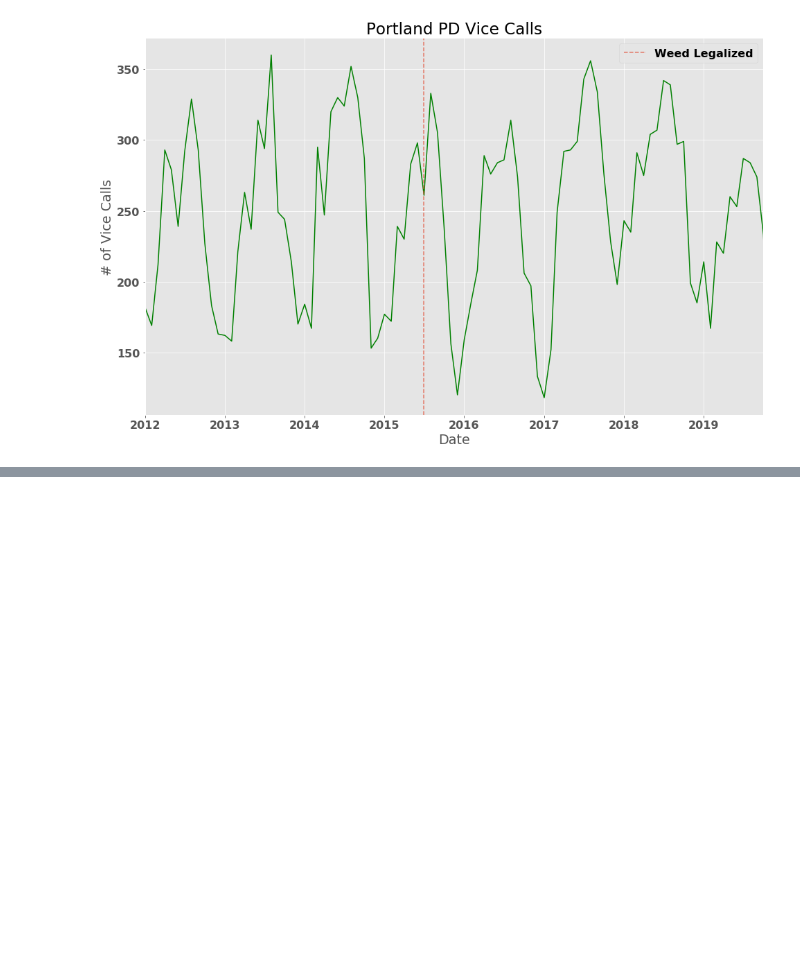
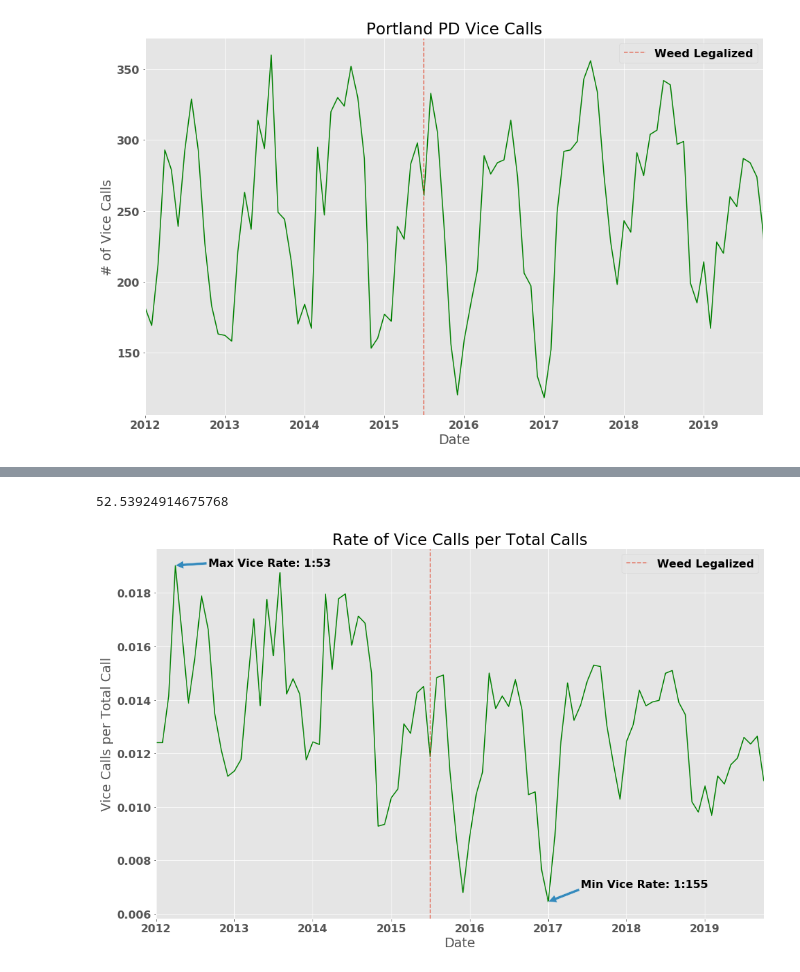
Before and after one commit to willbraun11/PortlandPD, a Jupyter notebook: notebooks/Neighborhood_change_over_time.ipynb, the cells around one changed output, grey strips where cells are left out. Drawn from its saved outputs; the diff is of its cells as text; code cells hidden in the pictures; blank space fills up the shorter version.

```diff
--- a/notebooks/Neighborhood_change_over_time.ipynb
+++ b/notebooks/Neighborhood_change_over_time.ipynb
@@ -142,0 +143,42 @@ plt.savefig('combined_calls_and_weed_legal.png')
+# %%
+# Create a list of vice call rate per total call:
+vc_y_vals_list
+full_df_y_vals
+vc_per_capita_list = [vc_y_vals_list[i]/full_df_y_vals[i] for i in range(len(vc_y_vals_list))]
+# vc_per_capita_list
+# %%
+# Add in some points of reference for what the max and min points mean:
+# For example, at the max graph point, 1 in how many calls is vice?
+max_vice_per_capita = max(vc_per_capita_list)
+max_vice_rate = 1/max_vice_per_capita
+min_vice_per_capita = min(vc_per_capita_list)
+min_vice_rate = 1/min_vice_per_capita
+# %% [output]
+52.53924914675768
+# %%
+# Where do the min and max occur?
+max_vice_index = vc_per_capita_list.index(max_vice_per_capita)
+min_vice_index = vc_per_capita_list.index(min_vice_per_capita)
+max_vice_date = full_date_range[max_vice_index]
+min_vice_date = full_date_range[min_vice_index]
+# %%
+# And graph that rate over time:
+fig, ax = plt.subplots(figsize=(16,10))
+ax.plot(vc_x_vals, vc_per_capita_list, color='g')
+ax.set_ylabel('Vice Calls per Total Call')
+ax.set_xlabel('Date')
+ax.set_xlim(min(full_df_x_vals), full_df_x_vals[-2])
+ax.set_title('Rate of Vice Calls per Total Calls')
+ax.annotate('Max Vice Rate: 1:53',
+            xy=(max_vice_date, max_vice_per_capita),
+            xytext=('2012-09-01', 0.019),
+            arrowprops={})
+ax.annotate('Min Vice Rate: 1:155',
+            xy=(min_vice_date, min_vice_per_capita),
+            xytext=('2017-06-01', 0.007),
+            arrowprops={})
+plt.axvline(x="2015-07-01", label='Weed Legalized',alpha=0.7, linestyle='--')
+ax.legend()
+plt.savefig('vice_rate_over_time.png')
+# %% [output]
+[figure, added]
```
Also changed, not shown: parts of 1 cell of this notebook, 5 other files.
